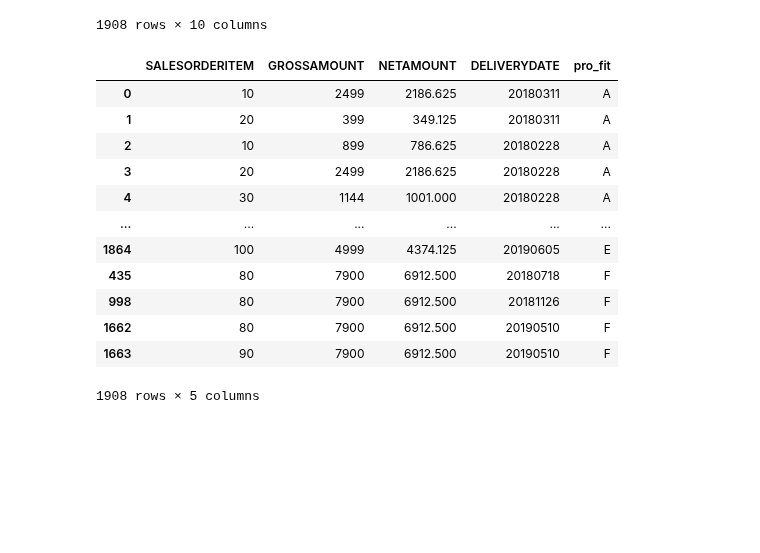
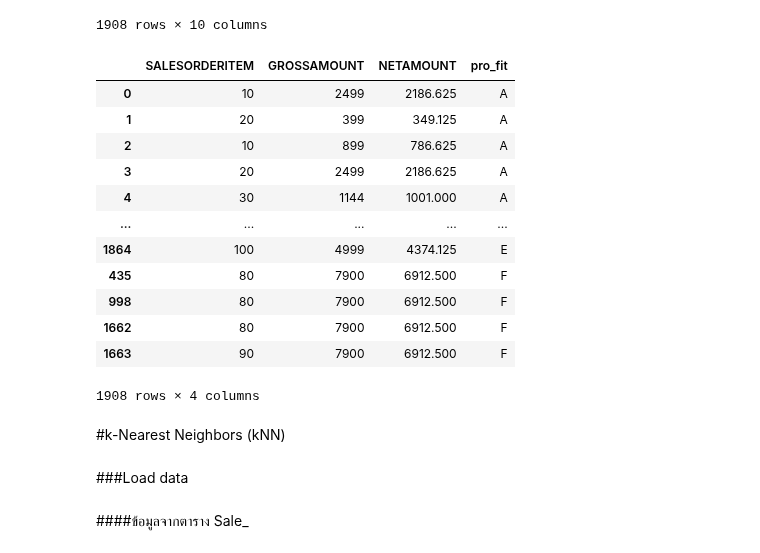
Before and after one commit to nicha0524/DPDM2021, a Jupyter notebook: Project.ipynb, the cells around one changed output. Cells and saved outputs as stored; diff of their text form; code cells hidden in the pictures; blank space fills up the shorter version.

```diff
--- a/Project.ipynb
+++ b/Project.ipynb
@@ -1204,19 +1204,25 @@ Sale.sort_index(ascending=False)
 | 1663 | 90 | EB-1137 | USD | 7900 | 6912.500 | 20190510 | 2019-05-10 | 2019 | ... |
 1908 rows × 10 columns
 # %%
-Sale_=Sale.iloc[:,[0,3,4,5,9]]
+Sale_=Sale.iloc[:,[0,3,4,9]]
 Sale_
 # %% [output]
-|  | SALESORDERITEM | GROSSAMOUNT | NETAMOUNT | DELIVERYDATE | pro_fit |
-| 0 | 10 | 2499 | 2186.625 | 20180311 | A |
-| 1 | 20 | 399 | 349.125 | 20180311 | A |
-| 2 | 10 | 899 | 786.625 | 20180228 | A |
-| 3 | 20 | 2499 | 2186.625 | 20180228 | A |
-| 4 | 30 | 1144 | 1001.000 | 20180228 | A |
-| ... | ... | ... | ... | ... | ... |
-| 1864 | 100 | 4999 | 4374.125 | 20190605 | E |
-| 435 | 80 | 7900 | 6912.500 | 20180718 | F |
-| 998 | 80 | 7900 | 6912.500 | 20181126 | F |
-| 1662 | 80 | 7900 | 6912.500 | 20190510 | F |
-| 1663 | 90 | 7900 | 6912.500 | 20190510 | F |
+|  | SALESORDERITEM | GROSSAMOUNT | NETAMOUNT | pro_fit |
+| 0 | 10 | 2499 | 2186.625 | A |
+| 1 | 20 | 399 | 349.125 | A |
+| 2 | 10 | 899 | 786.625 | A |
+| 3 | 20 | 2499 | 2186.625 | A |
+| 4 | 30 | 1144 | 1001.000 | A |
+| ... | ... | ... | ... | ... |
+| 1864 | 100 | 4999 | 4374.125 | E |
+| 435 | 80 | 7900 | 6912.500 | F |
+| 998 | 80 | 7900 | 6912.500 | F |
+| 1662 | 80 | 7900 | 6912.500 | F |
+| 1663 | 90 | 7900 | 6912.500 | F |
-1908 rows × 5 columns
+1908 rows × 4 columns
+# %% [markdown]
+#k-Nearest Neighbors (kNN)
+# %% [markdown]
+###Load data
+# %% [markdown]
+####ข้อมูลจากตาราง Sale_
```
Also changed, not shown: parts of 33 cells of this notebook.
